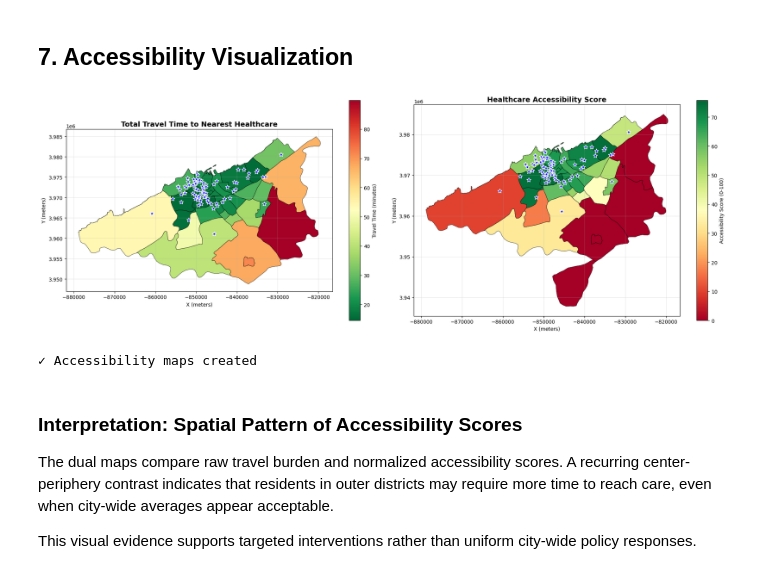
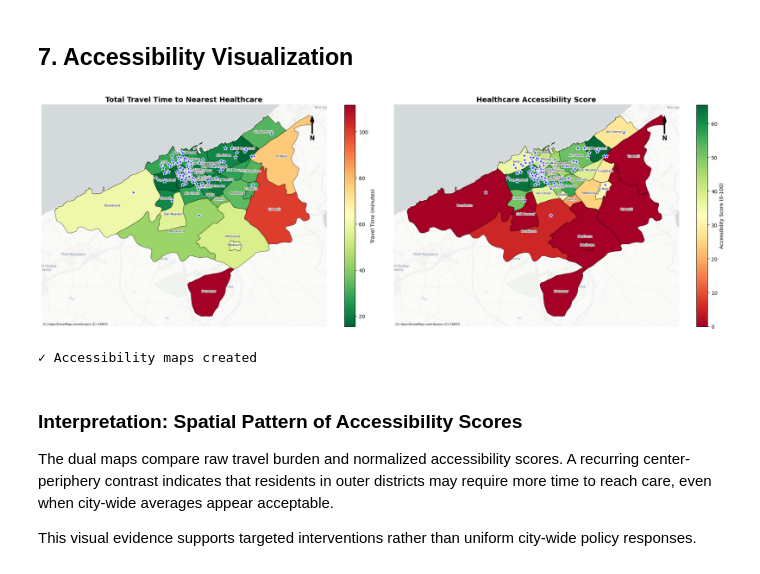
Before and after one commit to afkk25/capstone_repo, a Jupyter notebook: notebooks/03_data_analysis.ipynb, the cells around one changed output. Cells and saved outputs as stored; diff of their text form; code cells hidden in the pictures.

```diff
--- a/notebooks/03_data_analysis.ipynb
+++ b/notebooks/03_data_analysis.ipynb
@@ -95,9 +134,9 @@ This notebook uses `EPSG:3857` to standardize spatial operations across layers.
 - Parse transport `mode` and `Lines` fields from string-like lists into usable Python lists.
 - Derive operational features (`primary_mode`, `num_lines`) for later service characterization.
 # %%
-# Reproject to metric CRS for distance calculations
-hospitals = hospitals.to_crs(epsg=3857)
-stops  = stops.to_crs(epsg=3857)
-districts = districts.to_crs(epsg=3857)
-population = population.to_crs(epsg=3857)
+# Reproject to standard metric CRS for all distance/time operations
+hospitals = hospitals.to_crs(CRS_METRIC)
+stops = stops.to_crs(CRS_METRIC)
+districts = districts.to_crs(CRS_METRIC)
+population = population.to_crs(CRS_METRIC)
 # %%
@@ -1004,37 +1140,48 @@ See: https://matplotlib.org/stable/tutorials/intermediate/legend_guide.html#impl
 # %% [markdown]
 ## 7. Accessibility Visualization
 # %%
-# Create accessibility choropleth map
+# Create accessibility choropleth maps with district labels and basemap
 fig, axes = plt.subplots(1, 2, figsize=(20, 8))
 
-# Map 1: Travel time
-districts.plot(column='total_travel_time_min', ax=axes[0], legend=True,
-                    cmap='RdYlGn_r', edgecolor='black', linewidth=0.5,
-                    legend_kwds={'label': 'Travel Time (minutes)', 'shrink': 0.8})
-hospitals.plot(ax=axes[0], color='blue', markersize=80, marker='*',
-                     edgecolor='white', linewidth=1, zorder=5)
-axes[0].set_title('Total Travel Time to Nearest Healthcare', fontsize=14, fontweight='bold')
-axes[0].set_xlabel('X (meters)')
-axes[0].set_ylabel('Y (meters)')
-axes[0].grid(True, alpha=0.3)
+map_specs = [
+    ('total_travel_time_min', 'Total Travel Time to Nearest Healthcare', 'RdYlGn_r', 'Travel Time (minutes)'),
+    ('accessibility_score', 'Healthcare Accessibility Score', 'RdYlGn', 'Accessibility Score (0-100)'),
+]
 
-# Map 2: Accessibility score
-districts.plot(column='accessibility_score', ax=axes[1], legend=True,
-                    cmap='RdYlGn', edgecolor='black', linewidth=0.5,
-                    legend_kwds={'label': 'Accessibility Score (0-100)', 'shrink': 0.8})
-hospitals.plot(ax=axes[1], color='blue', markersize=80, marker='*',
-                     edgecolor='white', linewidth=1, zorder=5)
-axes[1].set_title('Healthcare Accessibility Score', fontsize=14, fontweight='bold')
-axes[1].set_xlabel('X (meters)')
-axes[1].set_ylabel('Y (meters)')
-axes[1].grid(True, alpha=0.3)
+name_col = 'district' if 'district' in districts.columns else 'commune'
+for ax, (col, title, cmap, legend_label) in zip(axes, map_specs):
+    districts.plot(
+        column=col,
+        ax=ax,
+        legend=True,
+        cmap=cmap,
+        edgecolor='black',
+        linewidth=0.5,
+        legend_kwds={'label': legend_label, 'shrink': 0.8},
+    )
+    hospitals.plot(ax=ax, color='blue', markersize=80, marker='*', edgecolor='white', linewidth=1, zorder=5)
+
+    for _, row in districts.iterrows():
+        ax.annotate(
+            str(row[name_col]),
+            xy=(row['centroid'].x, row['centroid'].y),
+            fontsize=6,
+            ha='center',
+            color='black',
+            path_effects=[pe.withStroke(linewidth=1.8, foreground='white')],
+        )
+
+    add_web_basemap(ax, districts)
+    add_north_arrow(ax)
+    ax.set_title(title, fontsize=14, fontweight='bold')
+    ax.axis('off')
 
 plt.tight_layout()
 plt.show()
 
-print("✓ Accessibility maps created")
+print('✓ Accessibility maps created')
 # %% [output]
-[figure, old version]
+[figure, new version]
 ✓ Accessibility maps created
 # %% [markdown]
 ### Interpretation: Spatial Pattern of Accessibility Scores
```
Also changed, not shown: parts of 32 cells of this notebook, 4 other files.
